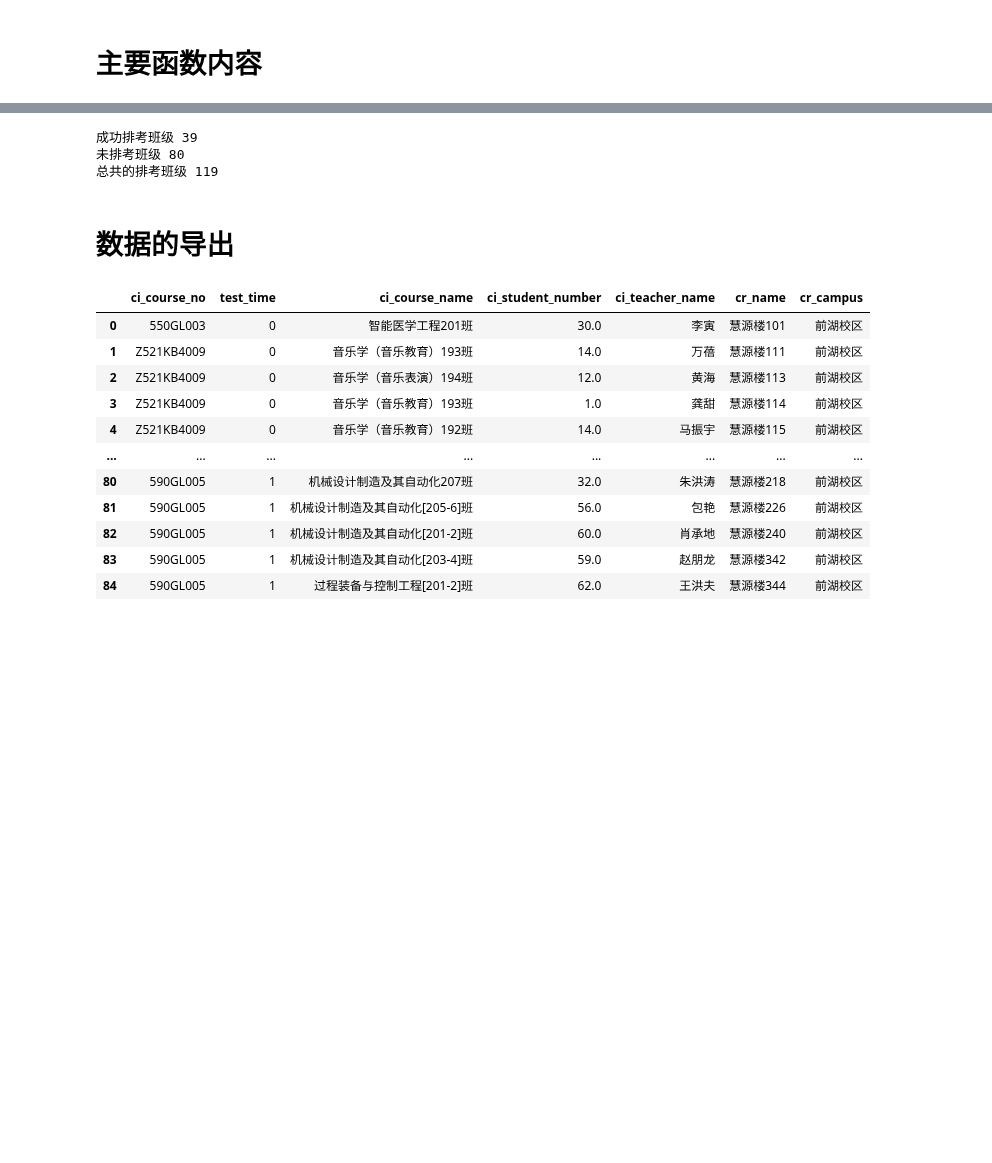
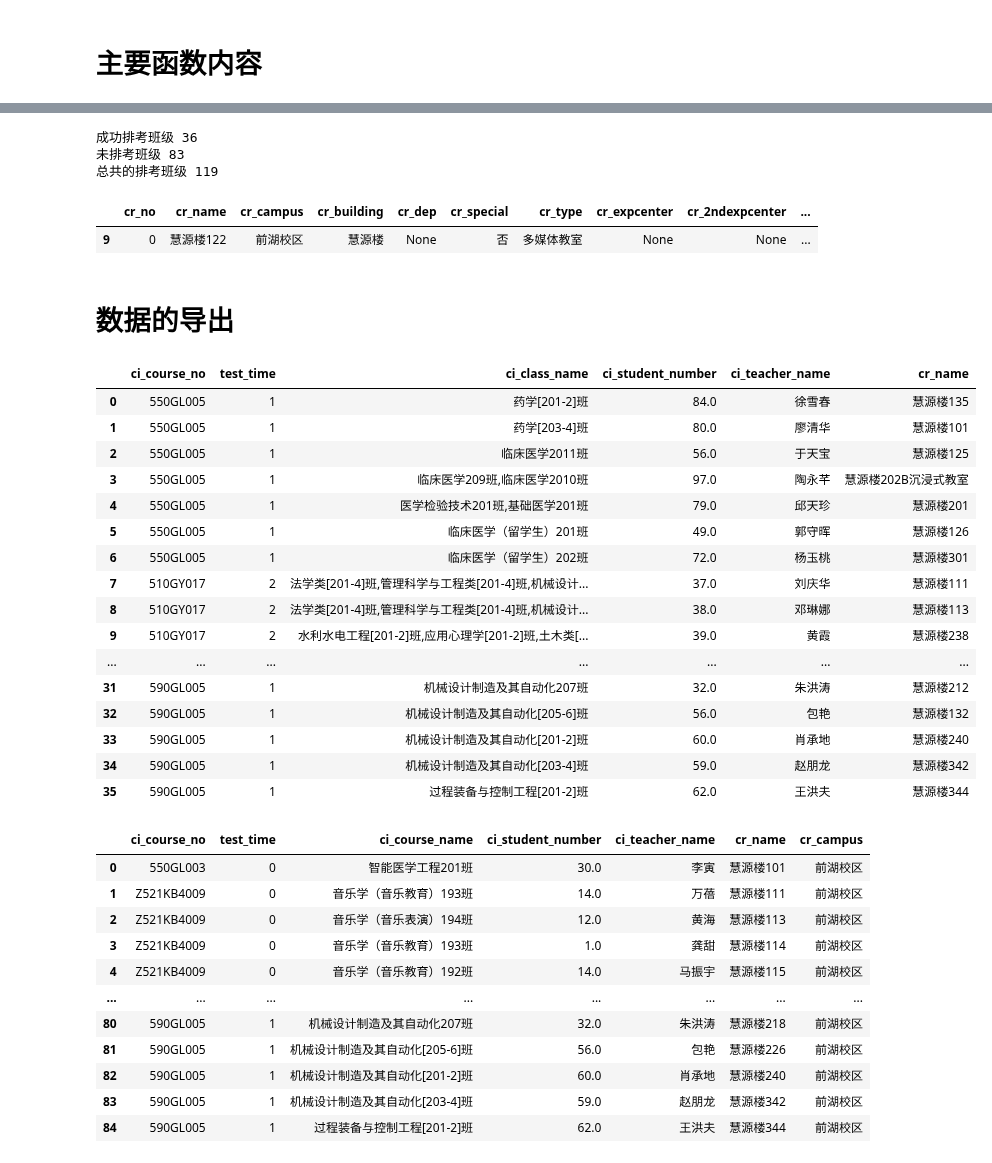
Before and after one commit to dummychicken/NCUjw, a Jupyter notebook: Ke Chen/read_data.ipynb, the cells around one changed output, grey strips where cells are left out. Drawn from its saved outputs; the diff is of its cells as text; code cells hidden in the pictures; blank space fills up the shorter version.

```diff
--- a/Ke Chen/read_data.ipynb
+++ b/Ke Chen/read_data.ipynb
@@ -195,17 +199,40 @@ alldata
 # %%
 print("成功排考班级",len(outdata))
-print("未排考班级",len(cannt_find_room))
+print("未排考班级",len(cannt_find_class_id))
 print("总共的排考班级",len(temp))
 # %% [output]
-成功排考班级 39
-未排考班级 80
+成功排考班级 36
+未排考班级 83
 总共的排考班级 119
+# %%
+classroom_inf[classroom_inf.cr_name=="慧源楼122"]
+# %% [output]
+|  | cr_no | cr_name | cr_campus | cr_building | cr_dep | cr_special | cr_type | cr_expcenter | cr_2ndexpcenter | ... |
+| 9 | 0 | 慧源楼122 | 前湖校区 | 慧源楼 | None | 否 | 多媒体教室 | None | None | ... |
 # %% [markdown]
 # 数据的导出
 # %%
 outdata=outdata.rename(columns={"state_id":"index"})
-df=pd.merge(temp,outdata,how='inner',on=["index"]).iloc[:,[1,2,3,4,5,6,7]]
+df=pd.merge(temp,outdata,how='inner',on=["index"]).iloc[:,[1,2,3,4,5,6]]
 df
+# %% [output]
+|  | ci_course_no | test_time | ci_class_name | ci_student_number | ci_teacher_name | cr_name |
+| 0 | 550GL005 | 1 | 药学[201-2]班 | 84.0 | 徐雪春 | 慧源楼135 |
+| 1 | 550GL005 | 1 | 药学[203-4]班 | 80.0 | 廖清华 | 慧源楼101 |
+| 2 | 550GL005 | 1 | 临床医学2011班 | 56.0 | 于天宝 | 慧源楼125 |
+| 3 | 550GL005 | 1 | 临床医学209班,临床医学2010班 | 97.0 | 陶永芊 | 慧源楼202B沉浸式教室 |
+| 4 | 550GL005 | 1 | 医学检验技术201班,基础医学201班 | 79.0 | 邱天珍 | 慧源楼201 |
+| 5 | 550GL005 | 1 | 临床医学（留学生）201班 | 49.0 | 郭守晖 | 慧源楼126 |
+| 6 | 550GL005 | 1 | 临床医学（留学生）202班 | 72.0 | 杨玉桃 | 慧源楼301 |
+| 7 | 510GY017 | 2 | 法学类[201-4]班,管理科学与工程类[201-4]班,机械设计... | 37.0 | 刘庆华 | 慧源楼111 |
+| 8 | 510GY017 | 2 | 法学类[201-4]班,管理科学与工程类[201-4]班,机械设计... | 38.0 | 邓琳娜 | 慧源楼113 |
+| 9 | 510GY017 | 2 | 水利水电工程[201-2]班,应用心理学[201-2]班,土木类[... | 39.0 | 黄霞 | 慧源楼238 |
+| ... | ... | ... | ... | ... | ... | ... |
+| 31 | 590GL005 | 1 | 机械设计制造及其自动化207班 | 32.0 | 朱洪涛 | 慧源楼212 |
+| 32 | 590GL005 | 1 | 机械设计制造及其自动化[205-6]班 | 56.0 | 包艳 | 慧源楼132 |
+| 33 | 590GL005 | 1 | 机械设计制造及其自动化[201-2]班 | 60.0 | 肖承地 | 慧源楼240 |
+| 34 | 590GL005 | 1 | 机械设计制造及其自动化[203-4]班 | 59.0 | 赵朋龙 | 慧源楼342 |
+| 35 | 590GL005 | 1 | 过程装备与控制工程[201-2]班 | 62.0 | 王洪夫 | 慧源楼344 |
 # %%
 df.to_csv("demo3.csv")
 # %% [output]
```
Also changed, not shown: parts of 10 cells of this notebook.
